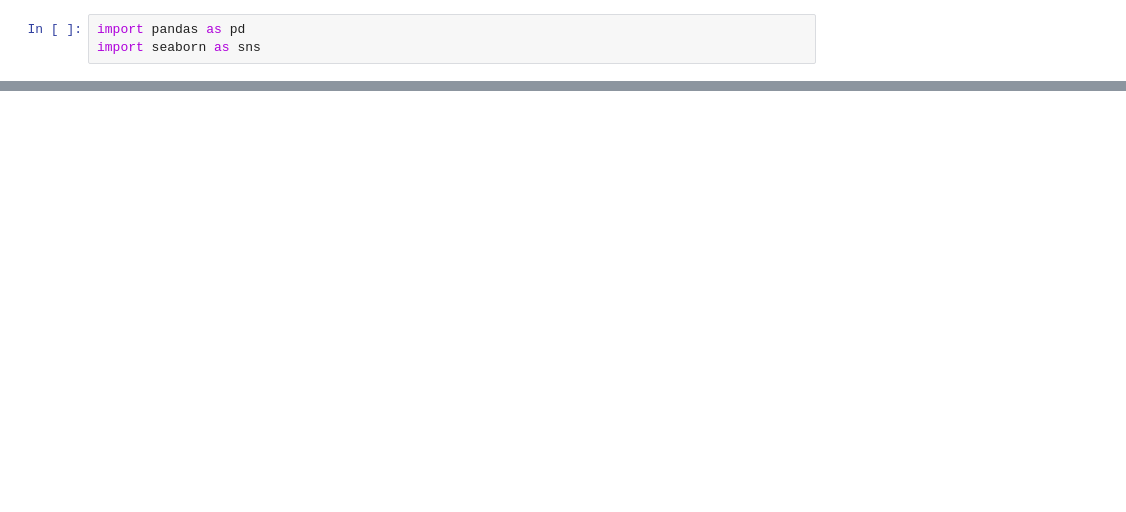
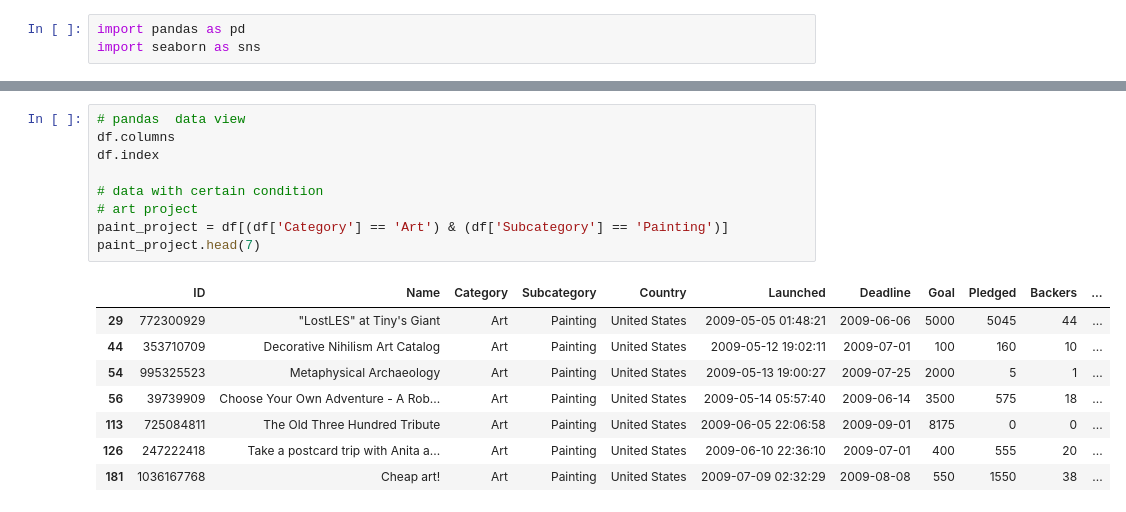
Before and after one commit to rudikurniawan99/pandas-basic, a Jupyter notebook: base.ipynb, the cells around one changed output, grey strips where cells are left out. Cells and saved outputs as stored; diff of their text form; blank space fills up the shorter version.

```diff
--- a/base.ipynb
+++ b/base.ipynb
@@ -20,0 +21,18 @@ df.head()
+# %%
+# pandas  data view
+df.columns
+df.index
+
+# data with certain condition
+# art project
+paint_project = df[(df['Category'] == 'Art') & (df['Subcategory'] == 'Painting')]
+paint_project.head(7)
+# %% [output]
+|  | ID | Name | Category | Subcategory | Country | Launched | Deadline | Goal | Pledged | Backers | ... |
+| 29 | 772300929 | "LostLES" at Tiny's Giant | Art | Painting | United States | 2009-05-05 01:48:21 | 2009-06-06 | 5000 | 5045 | 44 | ... |
+| 44 | 353710709 | Decorative Nihilism Art Catalog | Art | Painting | United States | 2009-05-12 19:02:11 | 2009-07-01 | 100 | 160 | 10 | ... |
+| 54 | 995325523 | Metaphysical Archaeology | Art | Painting | United States | 2009-05-13 19:00:27 | 2009-07-25 | 2000 | 5 | 1 | ... |
+| 56 | 39739909 | Choose Your Own Adventure - A Rob... | Art | Painting | United States | 2009-05-14 05:57:40 | 2009-06-14 | 3500 | 575 | 18 | ... |
+| 113 | 725084811 | The Old Three Hundred Tribute | Art | Painting | United States | 2009-06-05 22:06:58 | 2009-09-01 | 8175 | 0 | 0 | ... |
+| 126 | 247222418 | Take a postcard trip with Anita a... | Art | Painting | United States | 2009-06-10 22:36:10 | 2009-07-01 | 400 | 555 | 20 | ... |
+| 181 | 1036167768 | Cheap art! | Art | Painting | United States | 2009-07-09 02:32:29 | 2009-08-08 | 550 | 1550 | 38 | ... |
```
Also changed, not shown: parts of 9 cells of this notebook, 1 other file.
